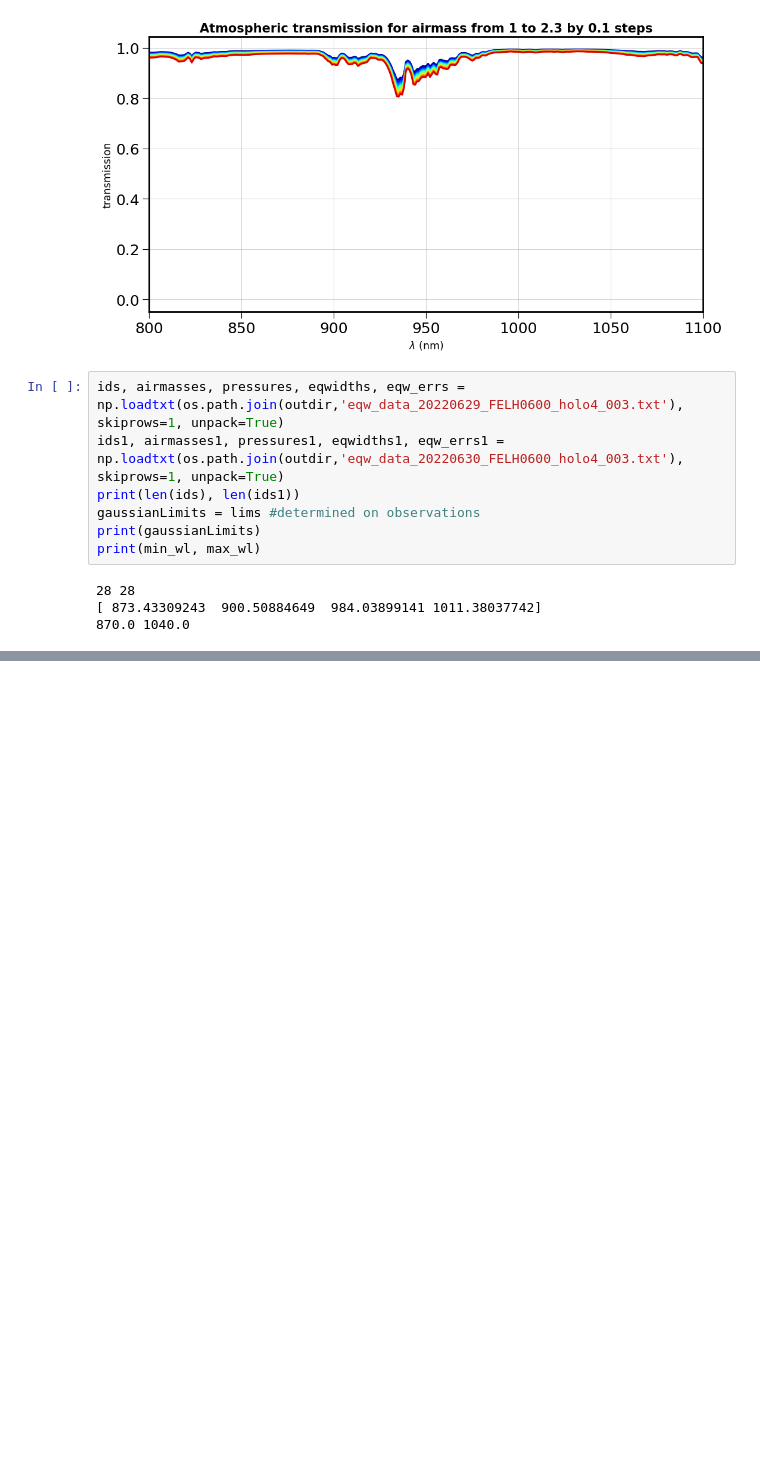
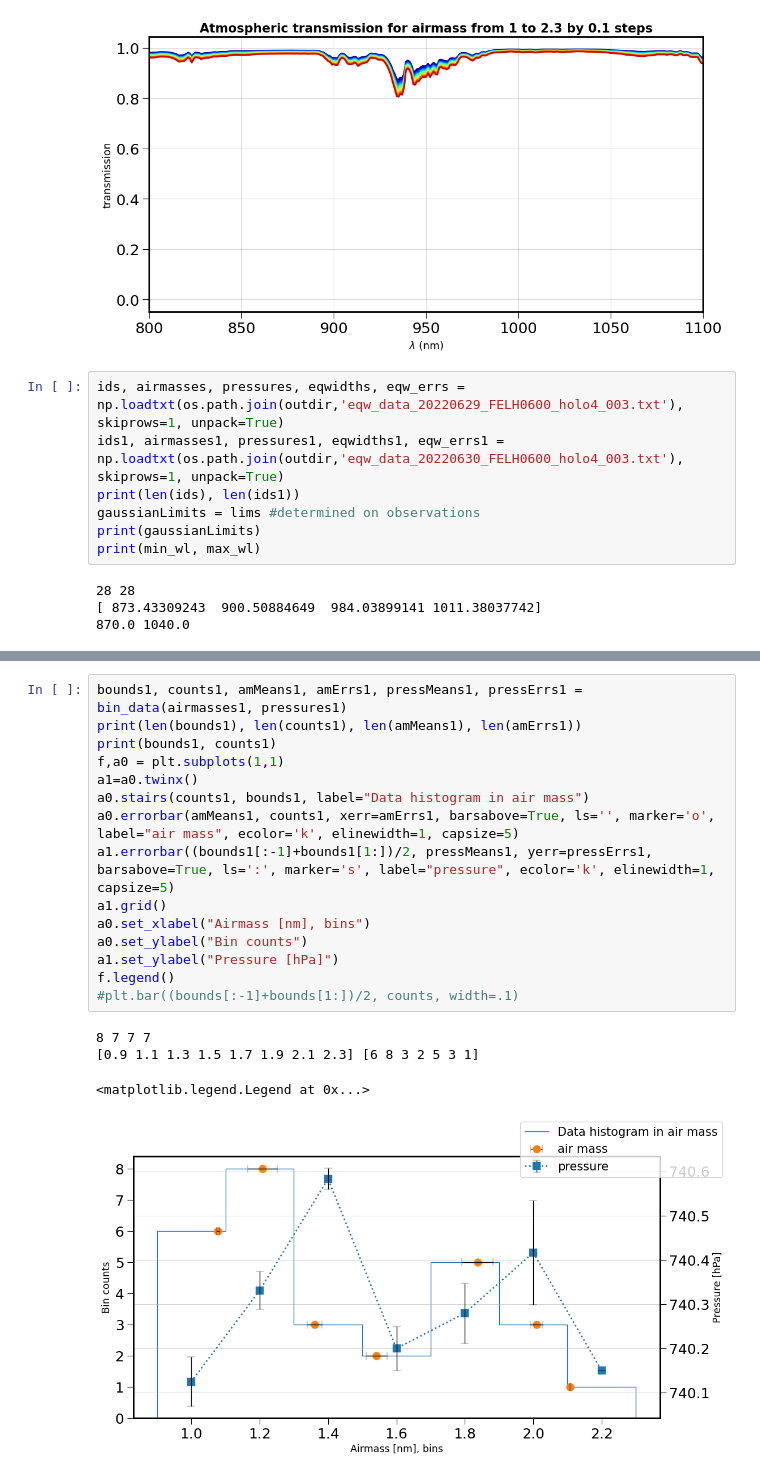
Before and after one commit to mrmonroy/AuxTel_eqw, a Jupyter notebook: H2O_EQW/calculate_h2o_eqw.ipynb, the cells around one changed output, grey strips where cells are left out. Drawn from its saved outputs; the diff is of its cells as text; blank space fills up the shorter version.

```diff
--- a/H2O_EQW/calculate_h2o_eqw.ipynb
+++ b/H2O_EQW/calculate_h2o_eqw.ipynb
@@ -591,3 +419,23 @@ print(min_wl, max_wl)
+# %%
+bounds1, counts1, amMeans1, amErrs1, pressMeans1, pressErrs1 = bin_data(airmasses1, pressures1)
+print(len(bounds1), len(counts1), len(amMeans1), len(amErrs1))
+print(bounds1, counts1)
+f,a0 = plt.subplots(1,1)
+a1=a0.twinx()
+a0.stairs(counts1, bounds1, label="Data histogram in air mass")
+a0.errorbar(amMeans1, counts1, xerr=amErrs1, barsabove=True, ls='', marker='o', label="air mass", ecolor='k', elinewidth=1, capsize=5)
+a1.errorbar((bounds1[:-1]+bounds1[1:])/2, pressMeans1, yerr=pressErrs1, barsabove=True, ls=':', marker='s', label="pressure", ecolor='k', elinewidth=1, capsize=5)
+a1.grid()
+a0.set_xlabel("Airmass [nm], bins")
+a0.set_ylabel("Bin counts")
+a1.set_ylabel("Pressure [hPa]")
+f.legend()
+#plt.bar((bounds[:-1]+bounds[1:])/2, counts, width=.1)
+# %% [output]
+8 7 7 7
+[0.9 1.1 1.3 1.5 1.7 1.9 2.1 2.3] [6 8 3 2 5 3 1]
+<matplotlib.legend.Legend at 0x...>
+[figure, added]
 # %%
 if True:
     fig, ax = plt.subplots(1,1)
```
Also changed, not shown: parts of 3 cells of this notebook, 1 other file.
